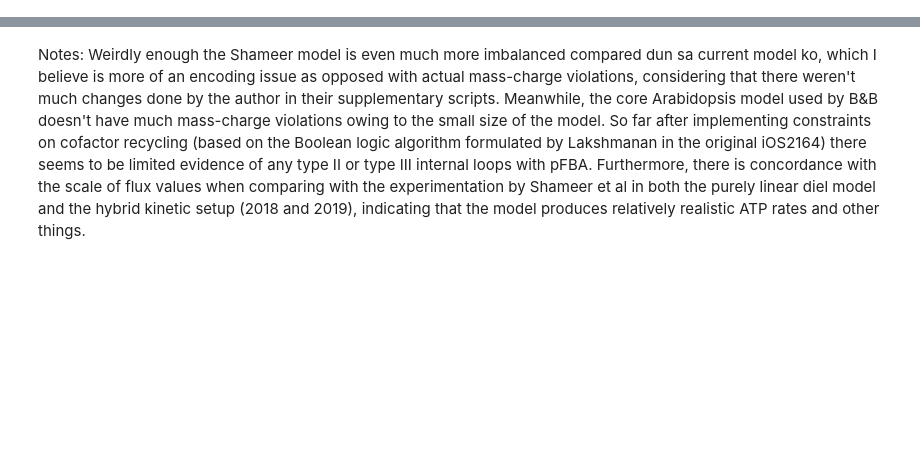
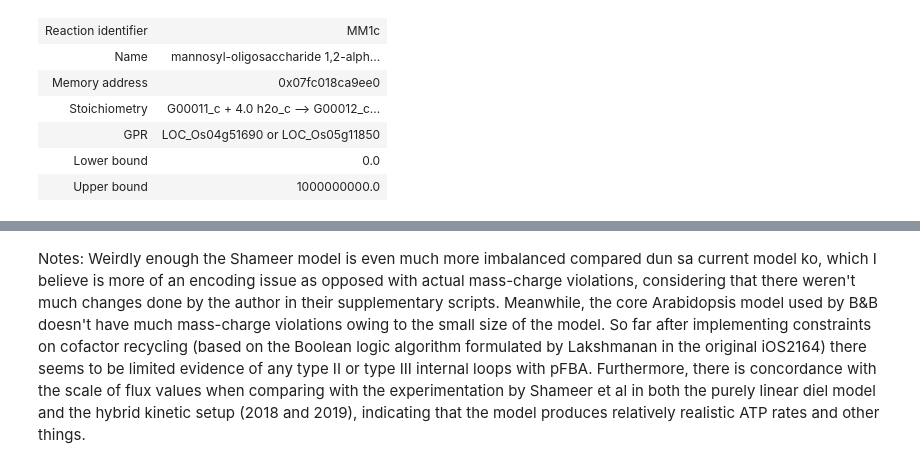
Before and after one commit to rtsantos3/RiceMM, a Jupyter notebook: Scripts/model_benchmarking/Checking Mass Balances in Models and comparison.ipynb, the cells around one changed output, grey strips where cells are left out. Cells and saved outputs as stored; diff of their text form; code cells hidden in the pictures; blank space fills up the shorter version.

```diff
--- a/Scripts/model_benchmarking/Checking Mass Balances in Models and comparison.ipynb
+++ b/Scripts/model_benchmarking/Checking Mass Balances in Models and comparison.ipynb
@@ -42,0 +485,10 @@ Academic license - for non-commercial use only - expires 2023-08-03
+# %%
+ios2164_orig.reactions.MM1c
+# %% [output]
+| Reaction identifier | MM1c |
+| Name | mannosyl-oligosaccharide 1,2-alph... |
+| Memory address | 0x07fc018ca9ee0 |
+| Stoichiometry | G00011_c + 4.0 h2o_c --> G00012_c... |
+| GPR | LOC_Os04g51690 or LOC_Os05g11850 |
+| Lower bound | 0.0 |
+| Upper bound | 1000000000.0 |
```
Also changed, not shown: parts of 16 cells of this notebook, 6 other files.
